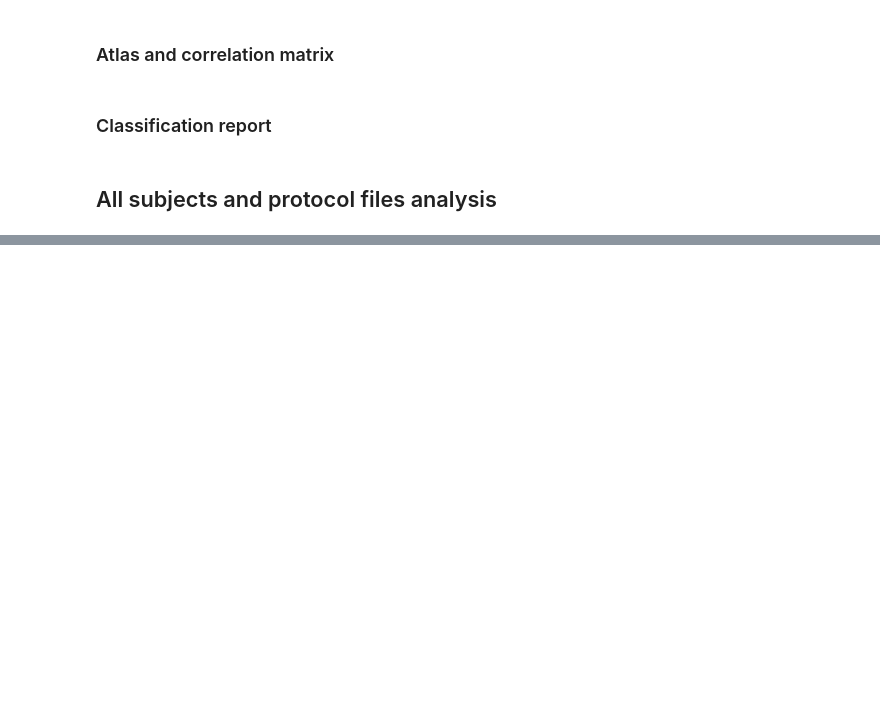
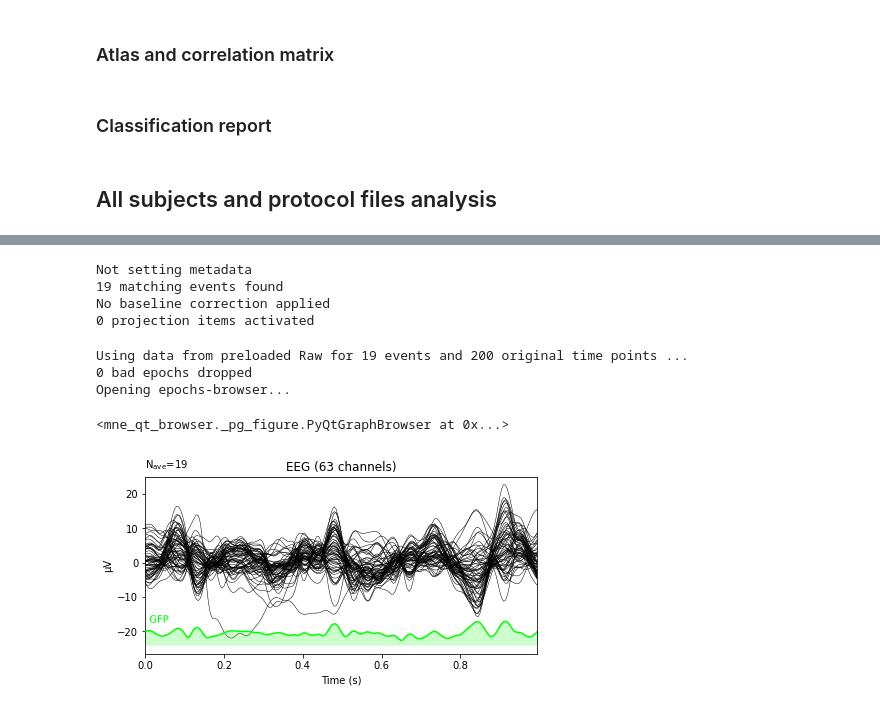
Before and after one commit to mrpotato180/final_project_neuroim, a Jupyter notebook: fMRI-EEG-Victor_Julia_Ernest_Alex.ipynb, the cells around one changed output, grey strips where cells are left out. Drawn from its saved outputs; the diff is of its cells as text; code cells hidden in the pictures; blank space fills up the shorter version.

```diff
--- a/fMRI-EEG-Victor_Julia_Ernest_Alex.ipynb
+++ b/fMRI-EEG-Victor_Julia_Ernest_Alex.ipynb
@@ -315,0 +404,6 @@ __(FALTA COMPLETAR con expliación de lo que se esta haciendo)__
+# %%
+#Create a new channel called stimulation (STI) needed to add the events
+stim=mne.create_info(['STI'],200,['stim'])
+stim_raw=mne.io.RawArray(np.zeros([1,67388]),stim)
+data_reref.load_data().add_channels([stim_raw],force_update_info=True)
+data_reref.ch_names[-1]
@@ -315,0 +462,19 @@ __(FALTA COMPLETAR con expliación de lo que se esta haciendo)__
+# %%
+epochs2= mne.make_fixed_length_epochs(data_reref.copy().crop(tmin=32, tmax=51))
+# %% [output]
+Not setting metadata
+19 matching events found
+No baseline correction applied
+0 projection items activated
+# %%
+epochs2.load_data().plot()
+# %% [output]
+Using data from preloaded Raw for 19 events and 200 original time points ...
+0 bad epochs dropped
+Opening epochs-browser...
+<mne_qt_browser._pg_figure.PyQtGraphBrowser at 0x...>
+# %%
+evoked2 = epochs2.average() #mean of the epochs to get the evoked response
+evoked2.plot(time_unit='s', gfp=True) #plot of the evoked response
+# %% [output]
+[figure, added]
```
Also changed, not shown: parts of 26 cells of this notebook, 1 other file.
